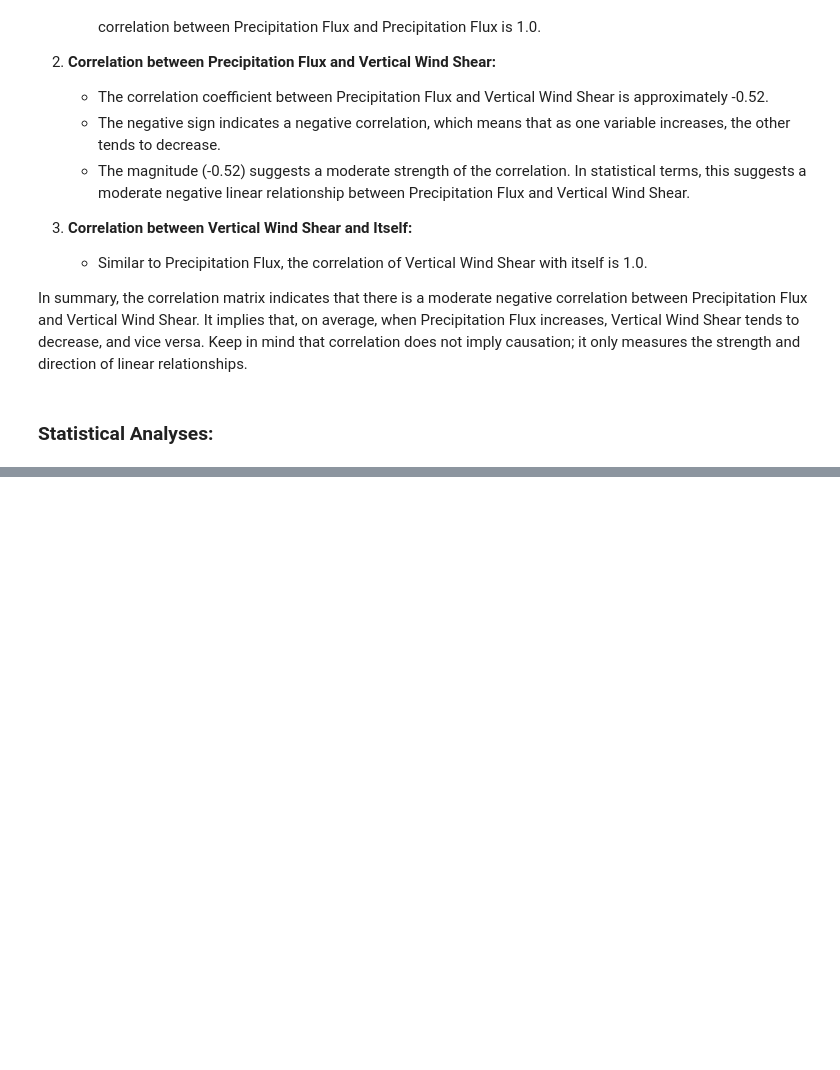
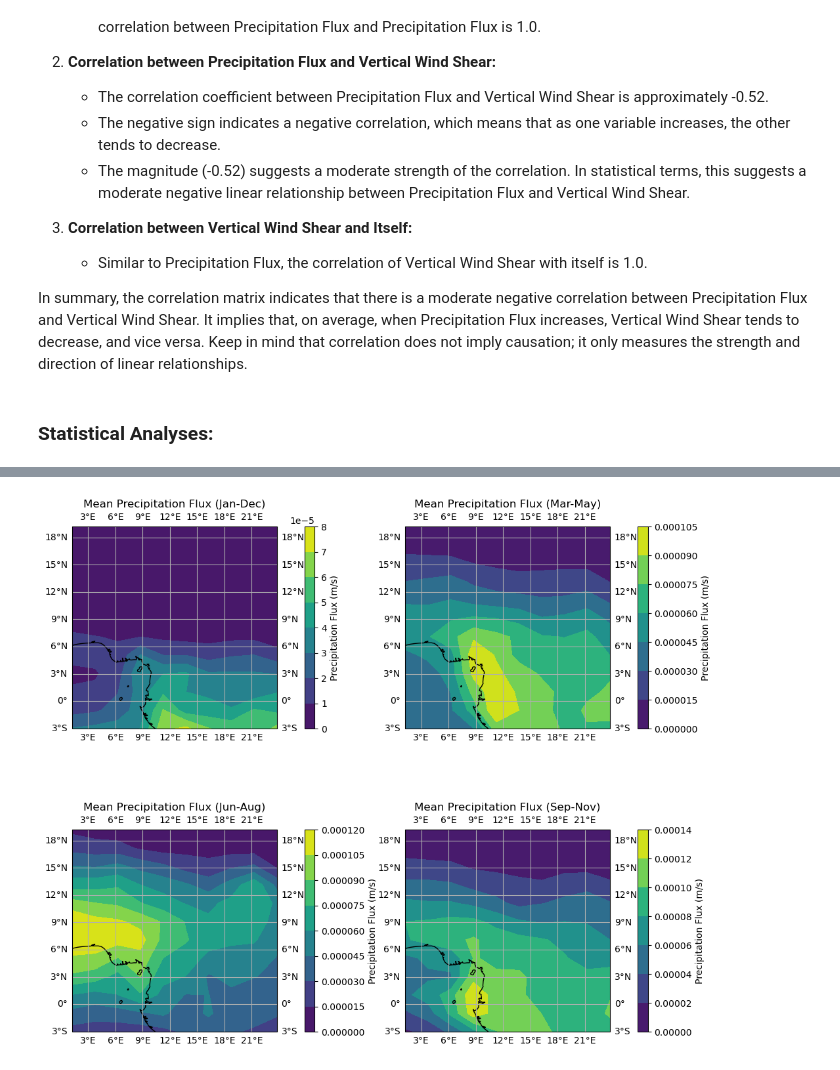
Before and after one commit to CalebTek/west-africa-rainfall-shear-analysis, a Jupyter notebook: CMIP5_Analysis.ipynb, the cells around one changed output, grey strips where cells are left out. Saved outputs shown, nothing was run; the diff lists cells and outputs as text; code cells hidden in the pictures; blank space fills up the shorter version.

```diff
--- a/CMIP5_Analysis.ipynb
+++ b/CMIP5_Analysis.ipynb
@@ -571,0 +220,4 @@ plt.show()
+# %%
+plot_cartopy_periodic(pr_flux, 'Precipitation Flux', save_dir=save_dir, unit='(m/s)')
+# %% [output]
+[figure, added]
```
Also changed, not shown: parts of 35 cells of this notebook, 52 other files.
